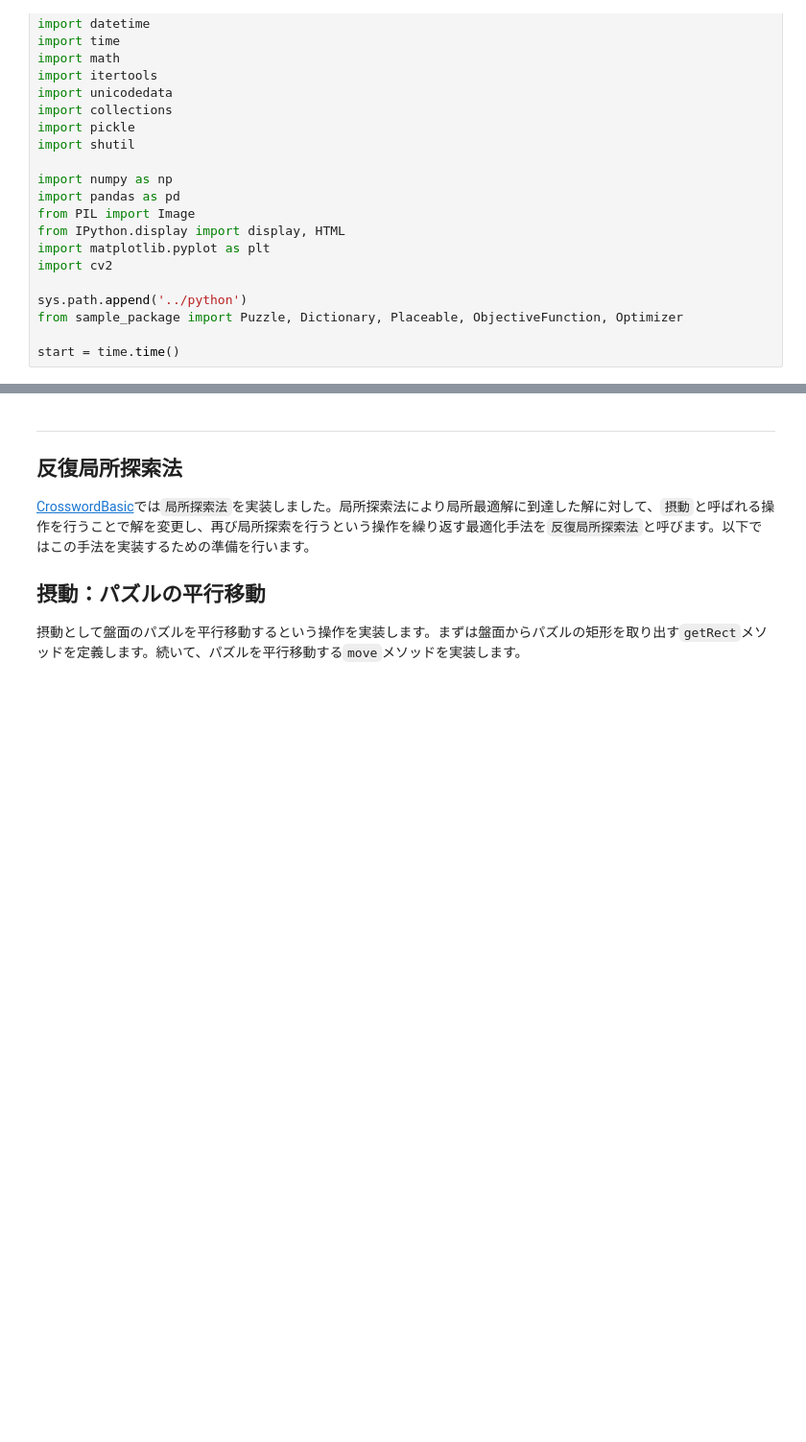
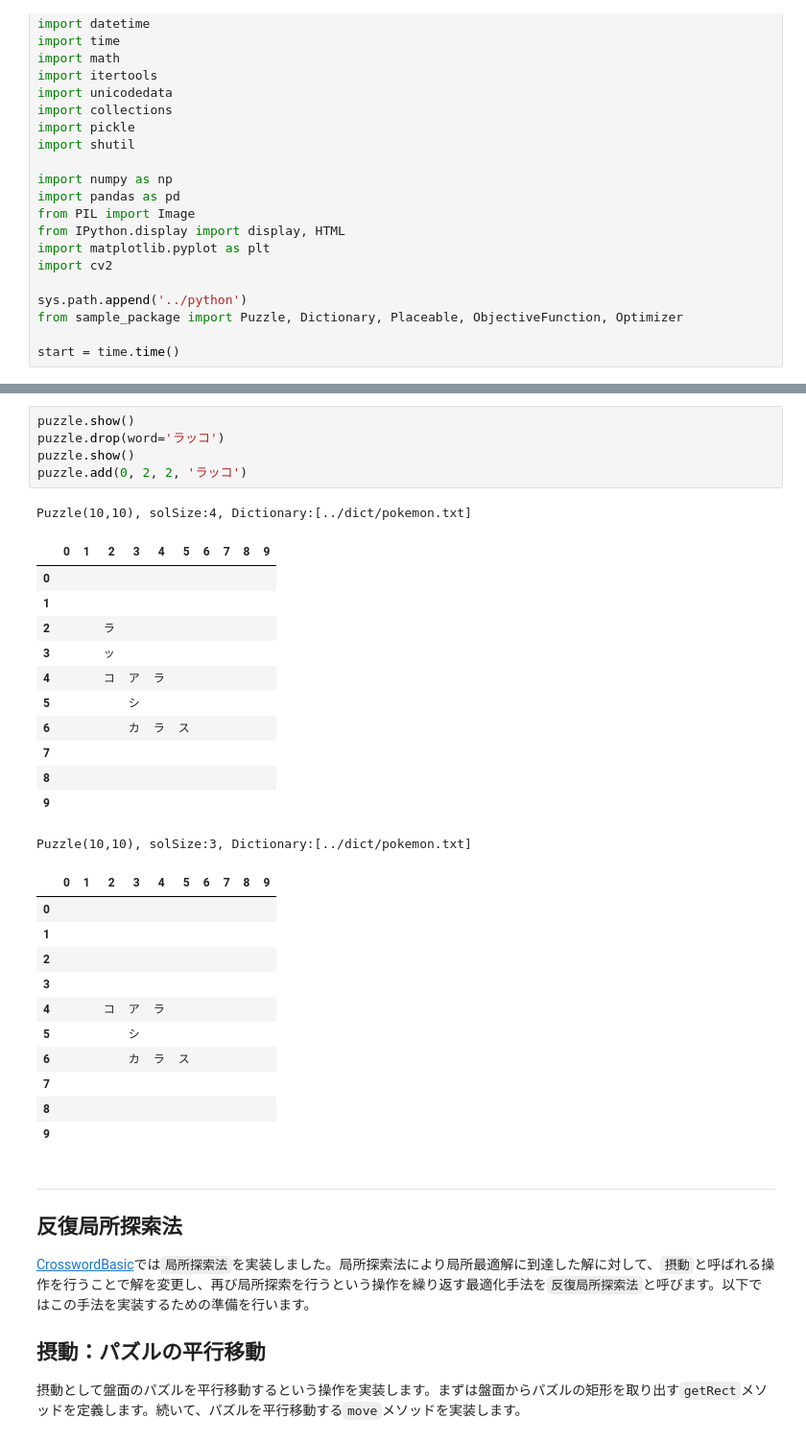
Before and after one commit to sushi-kimura/Crossword-LocalSearch, a Jupyter notebook: jupyter/CrosswordExtension1.0.0.ipynb, the cells around one changed output, grey strips where cells are left out. Shown at 96% size. Saved outputs shown, nothing was run; the diff lists cells and outputs as text; blank space fills up the shorter version.

```diff
--- a/jupyter/CrosswordExtension1.0.0.ipynb
+++ b/jupyter/CrosswordExtension1.0.0.ipynb
@@ -77,3 +119,33 @@ Puzzle(10,10), solSize:3, Dictionary:[../dict/pokemon.txt]
+# %%
+puzzle.show()
+puzzle.drop(word='ラッコ')
+puzzle.show()
+puzzle.add(0, 2, 2, 'ラッコ')
+# %% [output]
+Puzzle(10,10), solSize:4, Dictionary:[../dict/pokemon.txt]
+|  | 0 | 1 | 2 | 3 | 4 | 5 | 6 | 7 | 8 | 9 |
+| 0 |  |  |  |  |  |  |  |  |  |  |
+| 1 |  |  |  |  |  |  |  |  |  |  |
+| 2 |  |  | ラ |  |  |  |  |  |  |  |
+| 3 |  |  | ッ |  |  |  |  |  |  |  |
+| 4 |  |  | コ | ア | ラ |  |  |  |  |  |
+| 5 |  |  |  | シ |  |  |  |  |  |  |
+| 6 |  |  |  | カ | ラ | ス |  |  |  |  |
+| 7 |  |  |  |  |  |  |  |  |  |  |
+| 8 |  |  |  |  |  |  |  |  |  |  |
+| 9 |  |  |  |  |  |  |  |  |  |  |
+Puzzle(10,10), solSize:3, Dictionary:[../dict/pokemon.txt]
+|  | 0 | 1 | 2 | 3 | 4 | 5 | 6 | 7 | 8 | 9 |
+| 0 |  |  |  |  |  |  |  |  |  |  |
+| 1 |  |  |  |  |  |  |  |  |  |  |
+| 2 |  |  |  |  |  |  |  |  |  |  |
+| 3 |  |  |  |  |  |  |  |  |  |  |
+| 4 |  |  | コ | ア | ラ |  |  |  |  |  |
+| 5 |  |  |  | シ |  |  |  |  |  |  |
+| 6 |  |  |  | カ | ラ | ス |  |  |  |  |
+| 7 |  |  |  |  |  |  |  |  |  |  |
+| 8 |  |  |  |  |  |  |  |  |  |  |
+| 9 |  |  |  |  |  |  |  |  |  |  |
 # %% [markdown]
 ---
 ## 反復局所探索法
```
Also changed, not shown: parts of 9 cells of this notebook, 1 other file.
